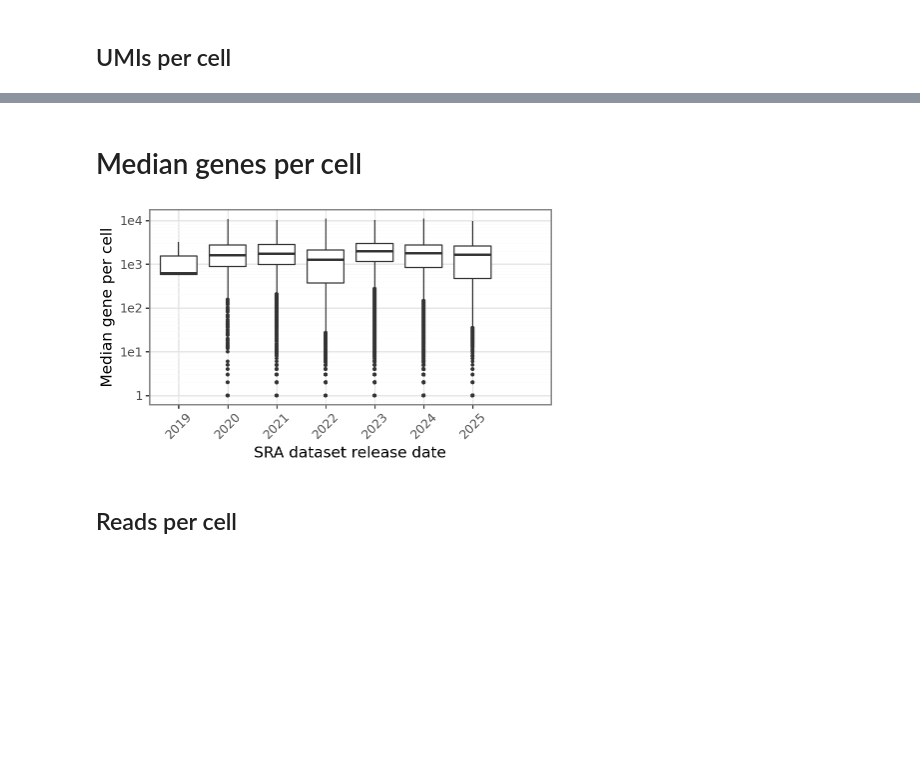
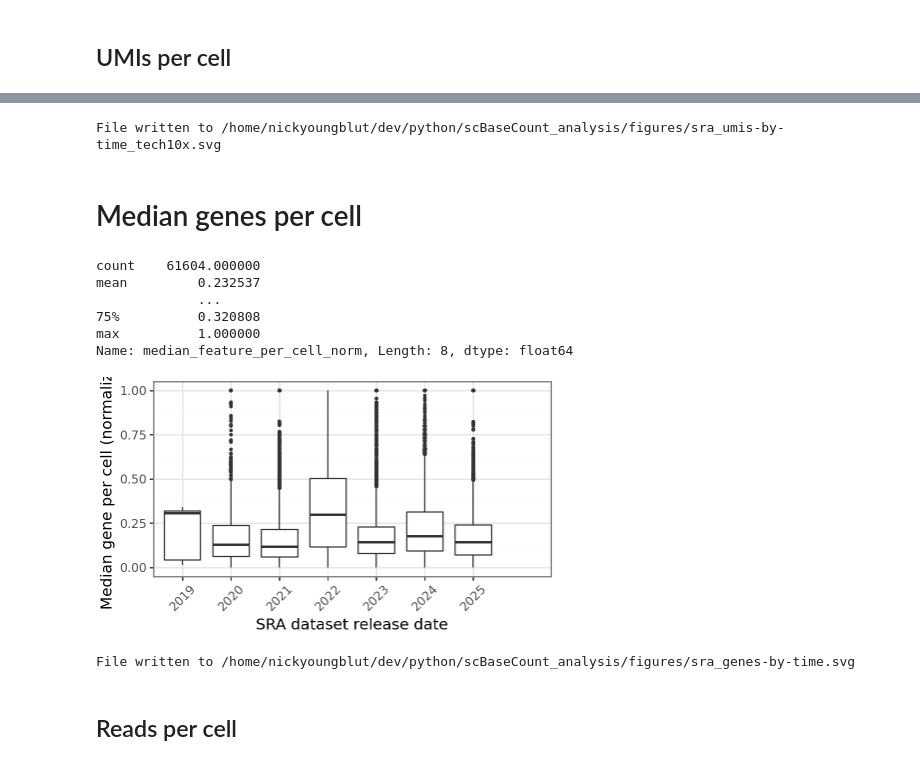
Before and after one commit to ArcInstitute/scBaseCount_analysis, a Jupyter notebook: notebooks/sra_cells-by-time.ipynb, the cells around one changed output, grey strips where cells are left out. Cells and saved outputs as stored; diff of their text form; code cells hidden in the pictures; blank space fills up the shorter version.

```diff
--- a/notebooks/sra_cells-by-time.ipynb
+++ b/notebooks/sra_cells-by-time.ipynb
@@ -161,6 +157,7 @@ def get_screcounter_star_results(
             star_table.median_reads_per_cell,
             star_table.median_umi_per_cell,
             star_table.median_feature_per_cell,
+            star_table.number_of_reads,
             meta_table.lib_prep,
             meta_table.tech_10x,
             meta_table.organism,
@@ -1266,2 +1093,5 @@ pn.ggsave(p, outfile)
 # %% [markdown]
 ## UMIs per cell
+# %%
+df_cells["median_umi_per_cell_norm"] = df_cells["median_umi_per_cell"] / df_cells["median_reads_per_cell"]
+df_cells["median_umi_per_cell_norm"].describe()
@@ -1295,32 +1208,52 @@ pn.ggsave(p, outfile)
+# %%
+# save as svg
+outfile = base_dir / "figures" / "sra_umis-by-time_tech10x.svg"
+pn.ggsave(p, outfile)
+print(f"File written to {outfile}")
+# %% [output]
+File written to /home/nickyoungblut/dev/python/scBaseCount_analysis/figures/sra_umis-by-time_tech10x.svg
 # %% [markdown]
 # Median genes per cell
+# %%
+df_cells["median_feature_per_cell_norm"] = df_cells["median_feature_per_cell"] / df_cells["median_reads_per_cell"]
+df_cells["median_feature_per_cell_norm"].describe()
+# %% [output]
+count    61604.000000
+mean         0.232537
+             ...
+75%          0.320808
+max          1.000000
+Name: median_feature_per_cell_norm, Length: 8, dtype: float64
 # %%
 # plot the number of cells over time
 p = (
     pn.ggplot(
         df_cells,
-        pn.aes(x="release_date_year", y="median_feature_per_cell")
+        pn.aes(x="release_date_year", y="median_feature_per_cell_norm")
     ) +
     pn.geom_boxplot(outlier_size=0.5) +
-    pn.scale_y_log10() +
+    #pn.scale_y_log10() +
     pn.labs(
         x = "SRA dataset release date",
-        y = "Median gene per cell",
+        y = "Median gene per cell (normalized)",
     ) +
     pn.theme_bw() +
     pn.theme(
         figure_size=(4.6, 2.6),
         axis_text_x=pn.element_text(angle=45, hjust=0.95),
         legend_key_size=12,  # Reduce legend key size (default is around 20)
     )
 )
 p
 # %% [output]
-[figure, old version]
+[figure, new version]
 # %%
 # save as svg
 outfile = base_dir / "figures" / "sra_genes-by-time.svg"
 pn.ggsave(p, outfile)
+print(f"File written to {outfile}")
+# %% [output]
+File written to /home/nickyoungblut/dev/python/scBaseCount_analysis/figures/sra_genes-by-time.svg
 # %% [markdown]
 ## Reads per cell
 # %%
```
Also changed, not shown: parts of 30 cells of this notebook.
